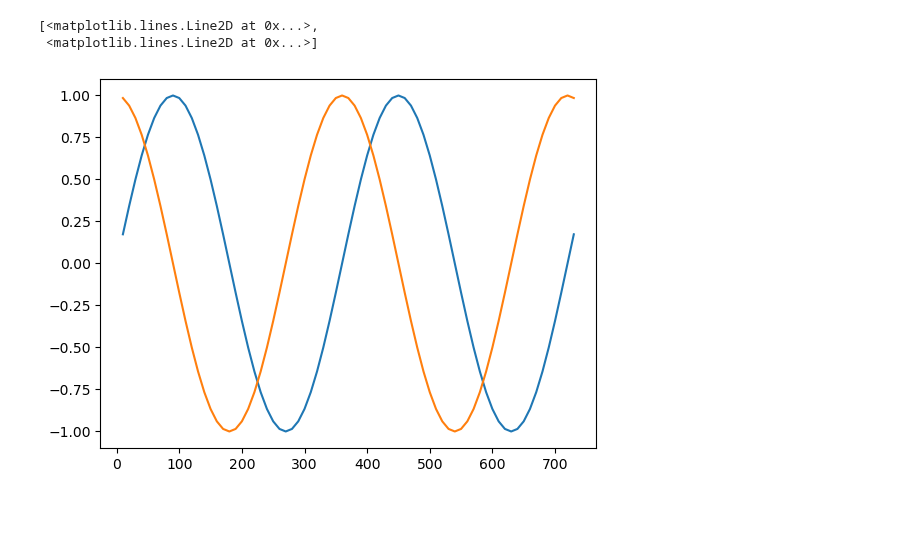
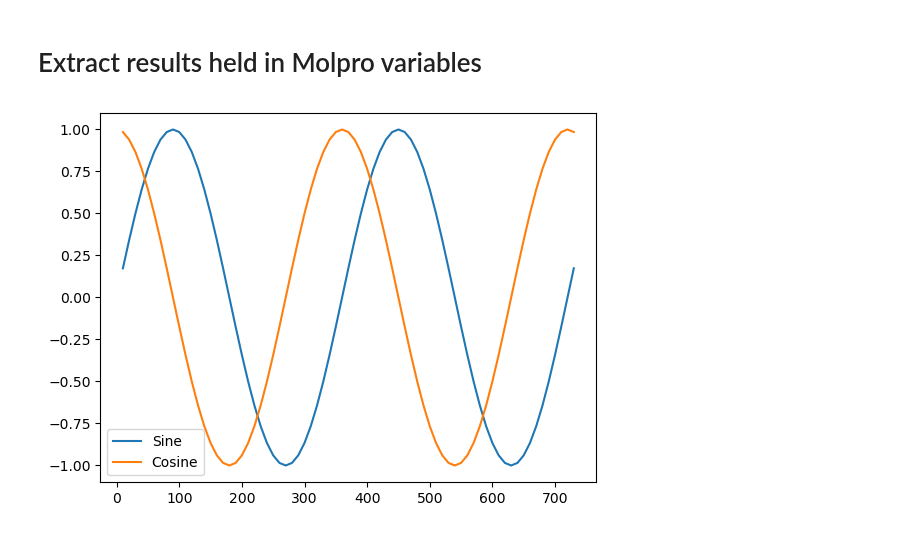
Before and after one commit to molpro/pymolpro, a Jupyter notebook: examples/molpro_variables.ipynb, the cells around one changed output. Saved outputs shown, nothing was run; the diff lists cells and outputs as text; code cells hidden in the pictures.

```diff
--- a/examples/molpro_variables.ipynb
+++ b/examples/molpro_variables.ipynb
@@ -1,3 +1,5 @@
+# %% [markdown]
+# Extract results held in Molpro variables
 # %%
 from pymolpro import Project
 # %%
@@ -13,11 +15,11 @@ assert p.status=='completed'
 # %%
 values={}
 for name in ['x','sine','cosine']:
-    values[name]=[float(v.text) for v in p.xpath('//variable[@name="'+name.upper()+'"]/value')]
+    # values[name]=[float(v.text) for v in p.xpath('//variable[@name="'+name.upper()+'"]/value')]
+    values[name]=p.variable(name)
 # %%
 import matplotlib.pyplot as plt
 plt.plot(values['x'],values['sine'],values['x'],values['cosine'])
+plt.legend(['Sine','Cosine']);
 # %% [output]
-[<matplotlib.lines.Line2D at 0x...>,
- <matplotlib.lines.Line2D at 0x...>]
-[figure, old version]
+[figure, new version]
```
Also changed, not shown: parts of 1 cell of this notebook, 23 other files.
